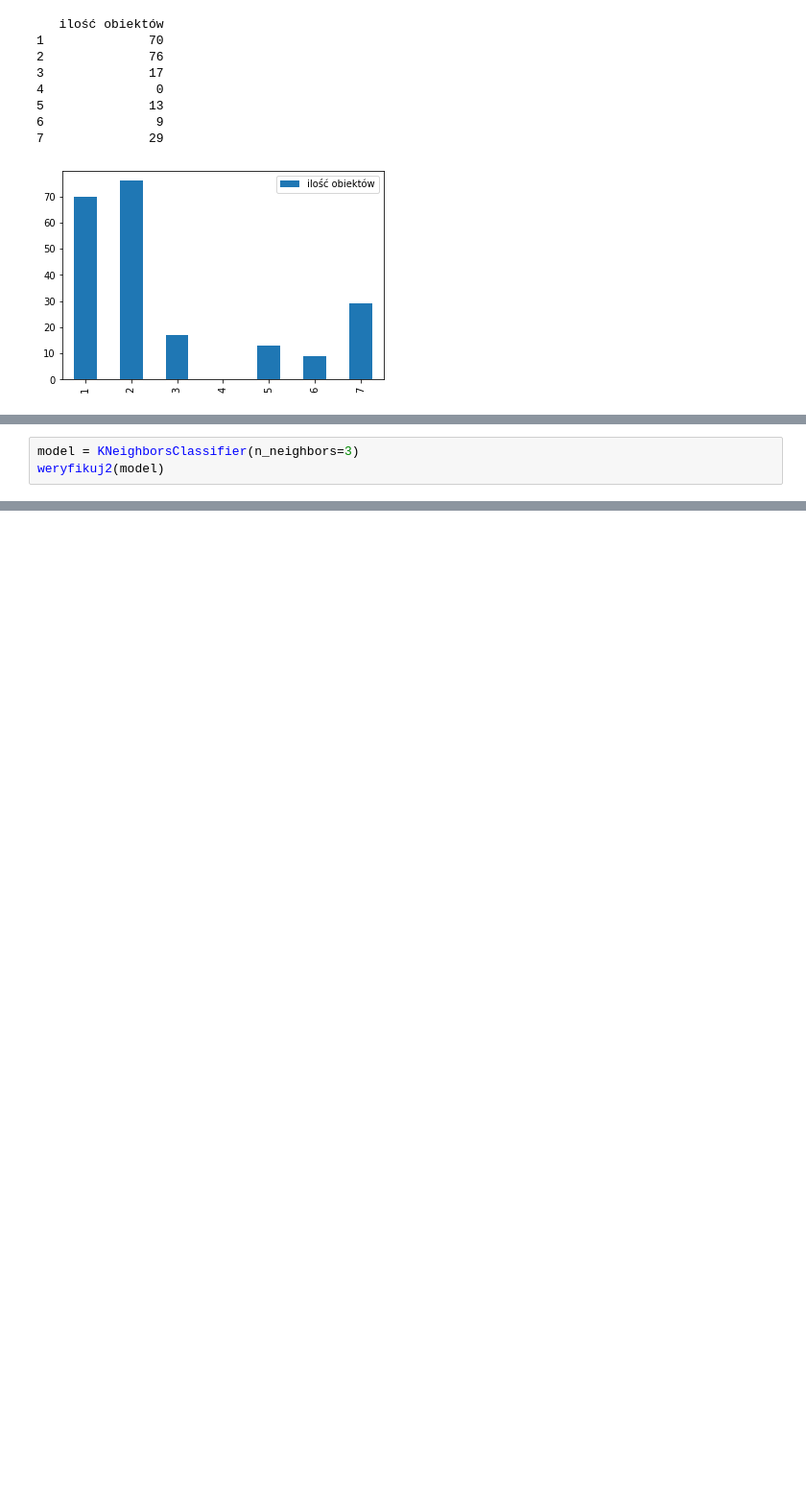
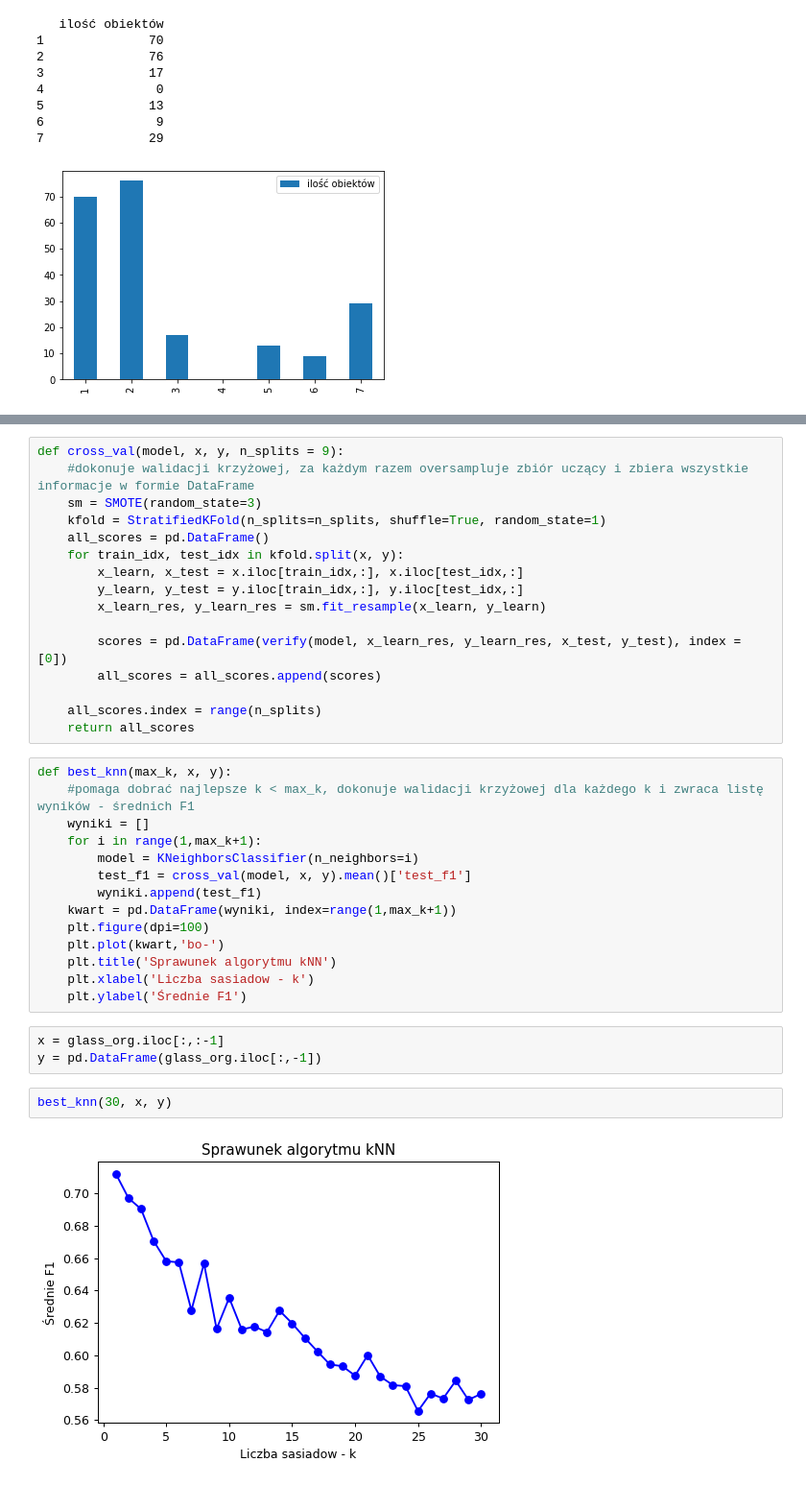
Before and after one commit to matlaczj/Glass-Classification-Project, a Jupyter notebook: Projekt_PRIAD.ipynb, the cells around one changed output, grey strips where cells are left out. Shown at 96% size. Saved outputs shown, nothing was run; the diff lists cells and outputs as text; blank space fills up the shorter version.

Commit message:
już poprawna walidacja krzyżowa StratifiedKFold

```diff
--- a/Projekt_PRIAD.ipynb
+++ b/Projekt_PRIAD.ipynb
@@ -401,3 +149,0 @@ def weryfikuj3(model, x_learn, y_learn, x_test, y_test, name=""):
-# %%
-model = KNeighborsClassifier(n_neighbors=3)
-weryfikuj2(model)
@@ -492,0 +171,37 @@ Wyniki sprawdzianu krzyżowego sugerują, że najbardziej pasujące są modele k
+# %%
+def cross_val(model, x, y, n_splits = 9):
+    #dokonuje walidacji krzyżowej, za każdym razem oversampluje zbiór uczący i zbiera wszystkie informacje w formie DataFrame
+    sm = SMOTE(random_state=3)
+    kfold = StratifiedKFold(n_splits=n_splits, shuffle=True, random_state=1)
+    all_scores = pd.DataFrame()
+    for train_idx, test_idx in kfold.split(x, y):
+        x_learn, x_test = x.iloc[train_idx,:], x.iloc[test_idx,:]
+        y_learn, y_test = y.iloc[train_idx,:], y.iloc[test_idx,:]
+        x_learn_res, y_learn_res = sm.fit_resample(x_learn, y_learn)
+
+        scores = pd.DataFrame(verify(model, x_learn_res, y_learn_res, x_test, y_test), index = [0])
+        all_scores = all_scores.append(scores)
+
+    all_scores.index = range(n_splits)
+    return all_scores
+# %%
+def best_knn(max_k, x, y):
+    #pomaga dobrać najlepsze k < max_k, dokonuje walidacji krzyżowej dla każdego k i zwraca listę wyników - średnich F1
+    wyniki = []
+    for i in range(1,max_k+1):
+        model = KNeighborsClassifier(n_neighbors=i)
+        test_f1 = cross_val(model, x, y).mean()['test_f1']
+        wyniki.append(test_f1)
+    kwart = pd.DataFrame(wyniki, index=range(1,max_k+1))
+    plt.figure(dpi=100)
+    plt.plot(kwart,'bo-')
+    plt.title('Sprawunek algorytmu kNN')
+    plt.xlabel('Liczba sasiadow - k')
+    plt.ylabel('Średnie F1')
+# %%
+x = glass_org.iloc[:,:-1]
+y = pd.DataFrame(glass_org.iloc[:,-1])
+# %%
+best_knn(30, x, y)
+# %% [output]
+[figure, added]
```
Also changed, not shown: parts of 61 cells of this notebook.
